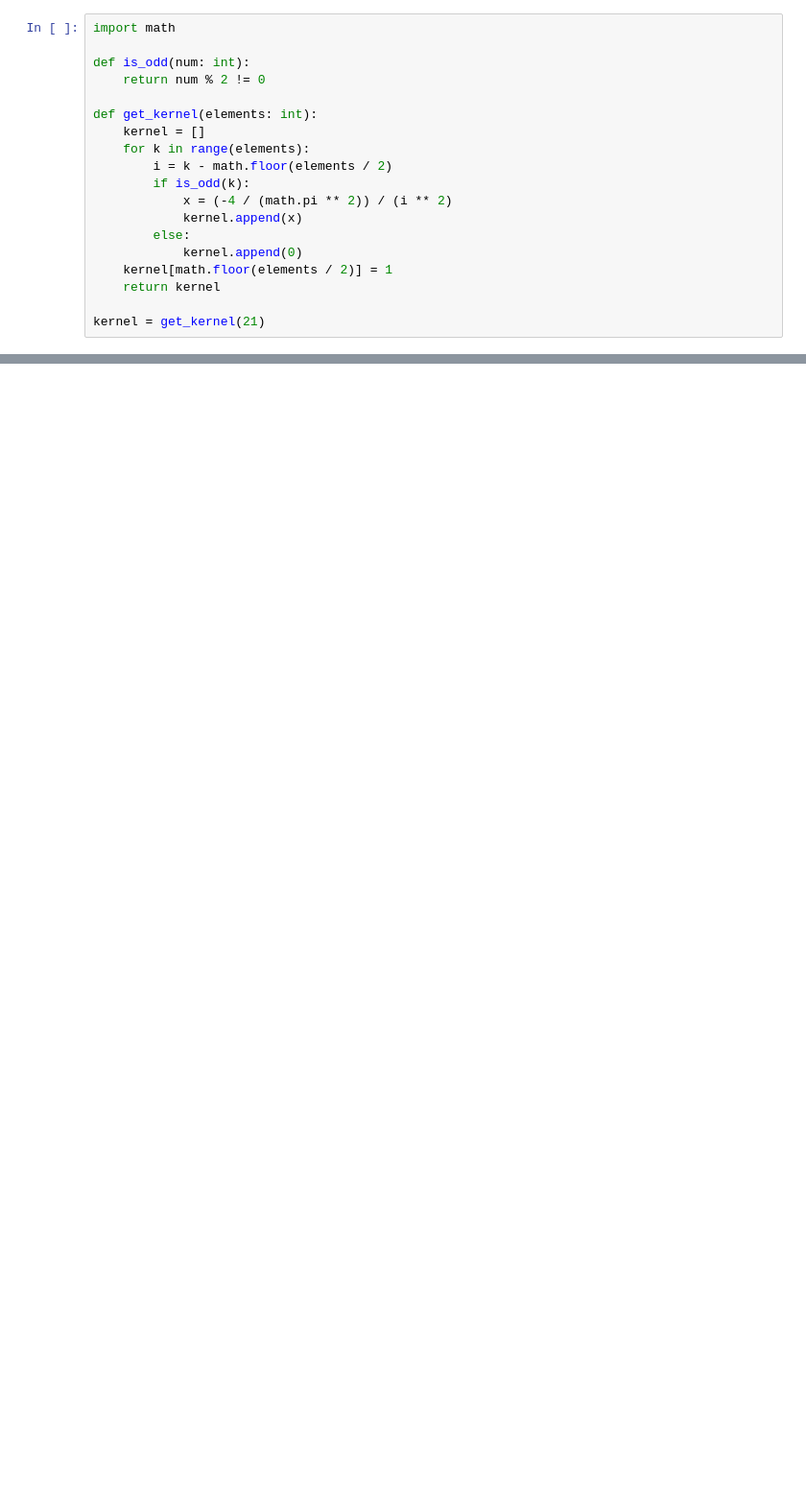
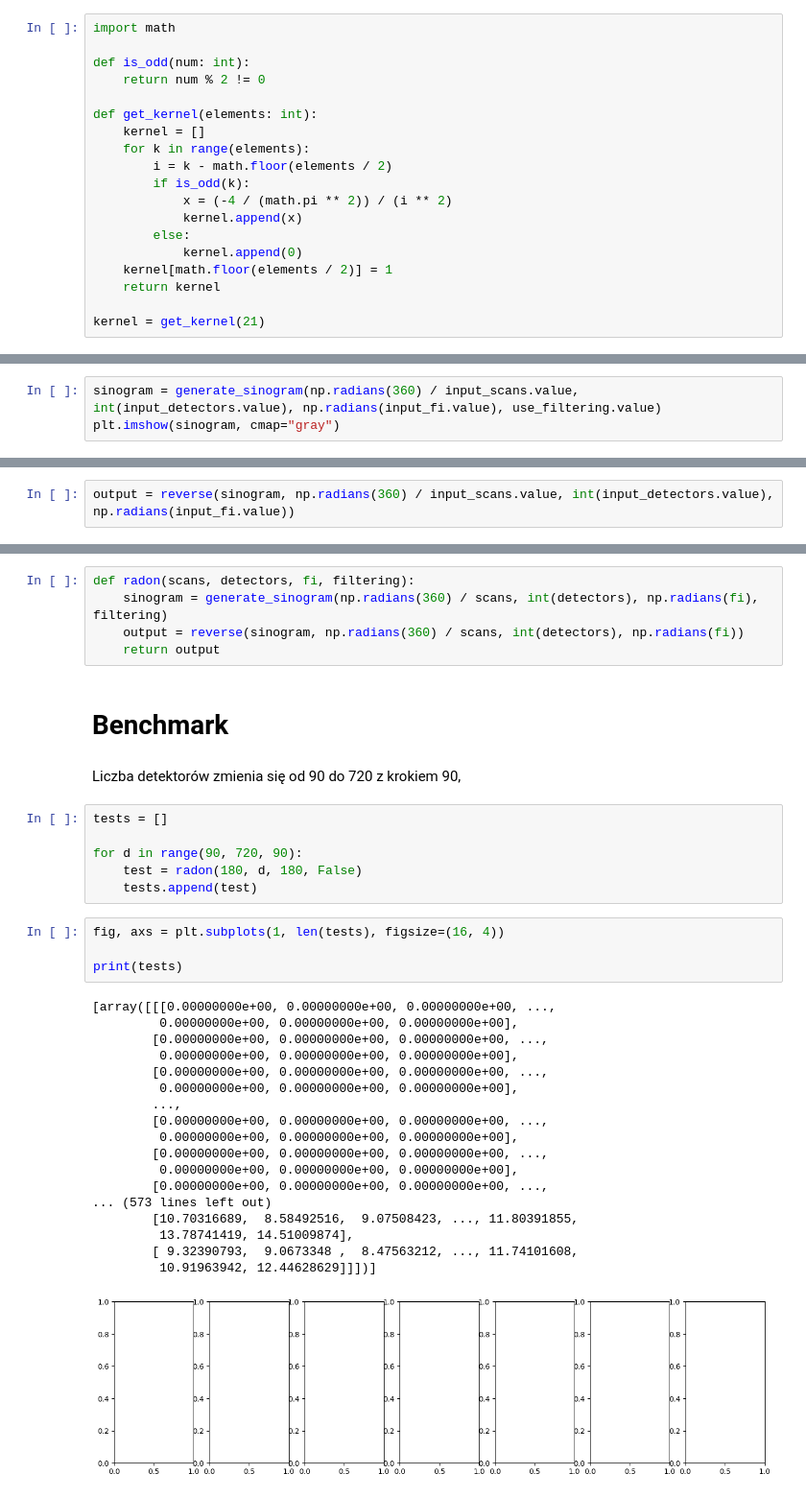
Before and after one commit to mudziok/iwm, a Jupyter notebook: ct.ipynb, the cells around one changed output, grey strips where cells are left out. Shown at 96% size. Saved outputs shown, nothing was run; the diff lists cells and outputs as text; blank space fills up the shorter version.

```diff
--- a/ct.ipynb
+++ b/ct.ipynb
@@ -71,3 +92,6 @@ plt.imshow(sinogram, cmap="gray")
+# %%
+sinogram = generate_sinogram(np.radians(360) / input_scans.value, int(input_detectors.value), np.radians(input_fi.value), use_filtering.value)
+plt.imshow(sinogram, cmap="gray")
 # %%
 from ipywidgets import interact, widgets
 
@@ -92,0 +127,2 @@ interactive(children=(IntSlider(value=360, description='x', max=360), Output()),
+# %%
+output = reverse(sinogram, np.radians(360) / input_scans.value, int(input_detectors.value), np.radians(input_fi.value))
@@ -92,0 +146,38 @@ interactive(children=(IntSlider(value=360, description='x', max=360), Output()),
+# %%
+def radon(scans, detectors, fi, filtering):
+    sinogram = generate_sinogram(np.radians(360) / scans, int(detectors), np.radians(fi), filtering)
+    output = reverse(sinogram, np.radians(360) / scans, int(detectors), np.radians(fi))
+    return output
+# %% [markdown]
+# Benchmark
+# %% [markdown]
+Liczba detektorów zmienia się od 90 do 720 z krokiem 90,
+# %%
+tests = []
+
+for d in range(90, 720, 90):
+    test = radon(180, d, 180, False)
+    tests.append(test)
+# %%
+fig, axs = plt.subplots(1, len(tests), figsize=(16, 4))
+
+print(tests)
+# %% [output]
+[array([[[0.00000000e+00, 0.00000000e+00, 0.00000000e+00, ...,
+         0.00000000e+00, 0.00000000e+00, 0.00000000e+00],
+        [0.00000000e+00, 0.00000000e+00, 0.00000000e+00, ...,
+         0.00000000e+00, 0.00000000e+00, 0.00000000e+00],
+        [0.00000000e+00, 0.00000000e+00, 0.00000000e+00, ...,
+         0.00000000e+00, 0.00000000e+00, 0.00000000e+00],
+        ...,
+        [0.00000000e+00, 0.00000000e+00, 0.00000000e+00, ...,
+         0.00000000e+00, 0.00000000e+00, 0.00000000e+00],
+        [0.00000000e+00, 0.00000000e+00, 0.00000000e+00, ...,
+         0.00000000e+00, 0.00000000e+00, 0.00000000e+00],
+        [0.00000000e+00, 0.00000000e+00, 0.00000000e+00, ...,
+... (573 lines left out)
+        [10.70316689,  8.58492516,  9.07508423, ..., 11.80391855,
+         13.78741419, 14.51009874],
+        [ 9.32390793,  9.0673348 ,  8.47563212, ..., 11.74101608,
+         10.91963942, 12.44628629]]])]
+[figure, added]
```
Also changed, not shown: parts of 5 cells of this notebook.
